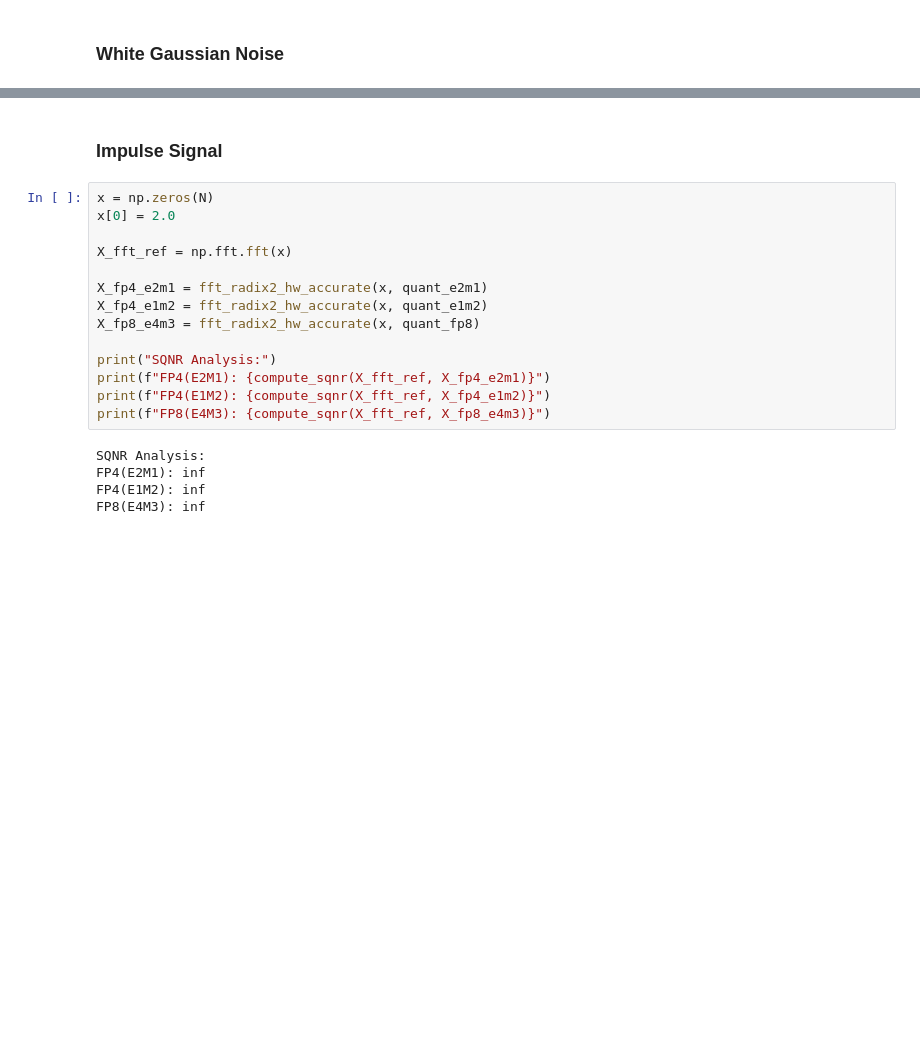
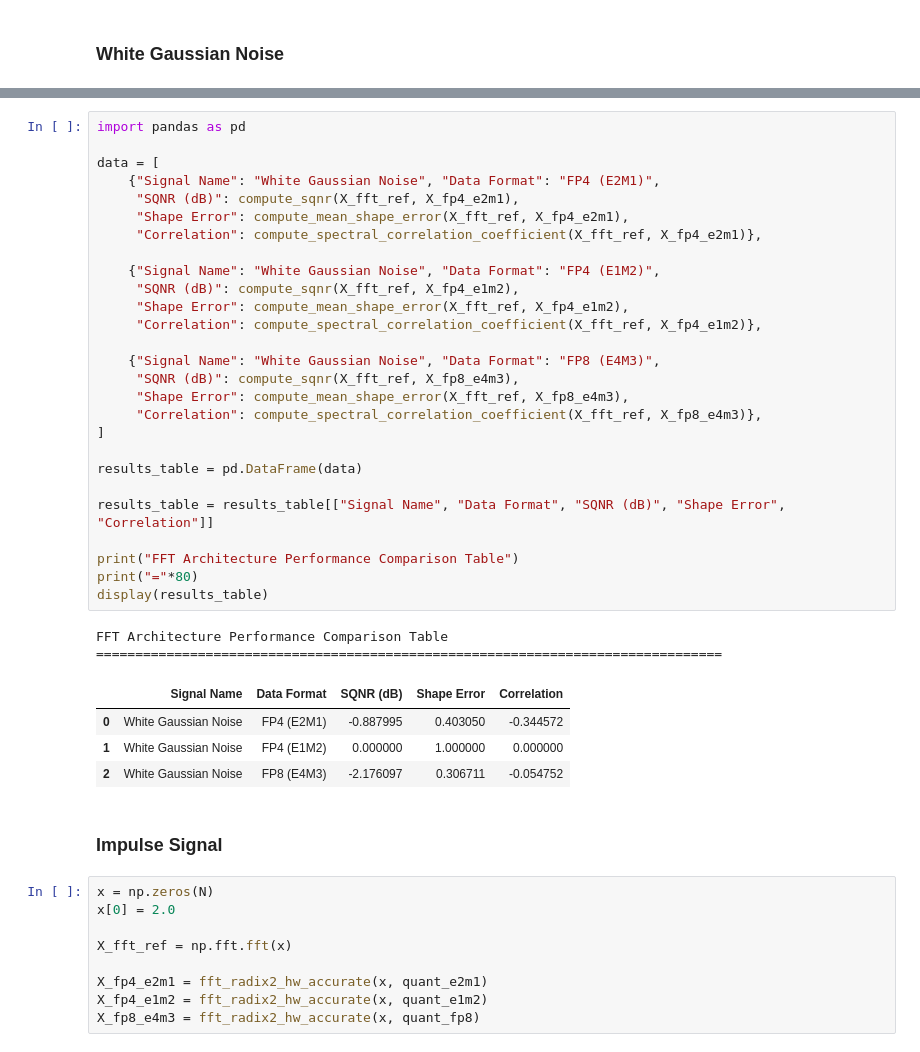
Before and after one commit to RohanCoderiiitb/FFT-Processor, a Jupyter notebook: FFT_Processor_Evaluation_Assistant.ipynb, the cells around one changed output, grey strips where cells are left out. Saved outputs shown, nothing was run; the diff lists cells and outputs as text; blank space fills up the shorter version.

```diff
--- a/FFT_Processor_Evaluation_Assistant.ipynb
+++ b/FFT_Processor_Evaluation_Assistant.ipynb
@@ -163,3 +252,37 @@ FP8(E4M3): -2.1760971139527663
+# %%
+import pandas as pd
+
+data = [
+    {"Signal Name": "White Gaussian Noise", "Data Format": "FP4 (E2M1)",
+     "SQNR (dB)": compute_sqnr(X_fft_ref, X_fp4_e2m1),
+     "Shape Error": compute_mean_shape_error(X_fft_ref, X_fp4_e2m1),
+     "Correlation": compute_spectral_correlation_coefficient(X_fft_ref, X_fp4_e2m1)},
+
+    {"Signal Name": "White Gaussian Noise", "Data Format": "FP4 (E1M2)",
+     "SQNR (dB)": compute_sqnr(X_fft_ref, X_fp4_e1m2),
+     "Shape Error": compute_mean_shape_error(X_fft_ref, X_fp4_e1m2),
+     "Correlation": compute_spectral_correlation_coefficient(X_fft_ref, X_fp4_e1m2)},
+
+    {"Signal Name": "White Gaussian Noise", "Data Format": "FP8 (E4M3)",
+     "SQNR (dB)": compute_sqnr(X_fft_ref, X_fp8_e4m3),
+     "Shape Error": compute_mean_shape_error(X_fft_ref, X_fp8_e4m3),
+     "Correlation": compute_spectral_correlation_coefficient(X_fft_ref, X_fp8_e4m3)},
+]
+
+results_table = pd.DataFrame(data)
+
+results_table = results_table[["Signal Name", "Data Format", "SQNR (dB)", "Shape Error", "Correlation"]]
+
+print("FFT Architecture Performance Comparison Table")
+print("="*80)
+display(results_table)
+# %% [output]
+FFT Architecture Performance Comparison Table
+================================================================================
+|  | Signal Name | Data Format | SQNR (dB) | Shape Error | Correlation |
+| 0 | White Gaussian Noise | FP4 (E2M1) | -0.887995 | 0.403050 | -0.344572 |
+| 1 | White Gaussian Noise | FP4 (E1M2) | 0.000000 | 1.000000 | 0.000000 |
+| 2 | White Gaussian Noise | FP8 (E4M3) | -2.176097 | 0.306711 | -0.054752 |
 # %% [markdown]
 ### Impulse Signal
 # %%
@@ -171,13 +294,3 @@ X_fft_ref = np.fft.fft(x)
 X_fp4_e2m1 = fft_radix2_hw_accurate(x, quant_e2m1)
 X_fp4_e1m2 = fft_radix2_hw_accurate(x, quant_e1m2)
 X_fp8_e4m3 = fft_radix2_hw_accurate(x, quant_fp8)
-
-print("SQNR Analysis:")
-print(f"FP4(E2M1): {compute_sqnr(X_fft_ref, X_fp4_e2m1)}")
-print(f"FP4(E1M2): {compute_sqnr(X_fft_ref, X_fp4_e1m2)}")
-print(f"FP8(E4M3): {compute_sqnr(X_fft_ref, X_fp8_e4m3)}")
-# %% [output]
-SQNR Analysis:
-FP4(E2M1): inf
-FP4(E1M2): inf
-FP8(E4M3): inf
```
Also changed, not shown: parts of 11 cells of this notebook.
